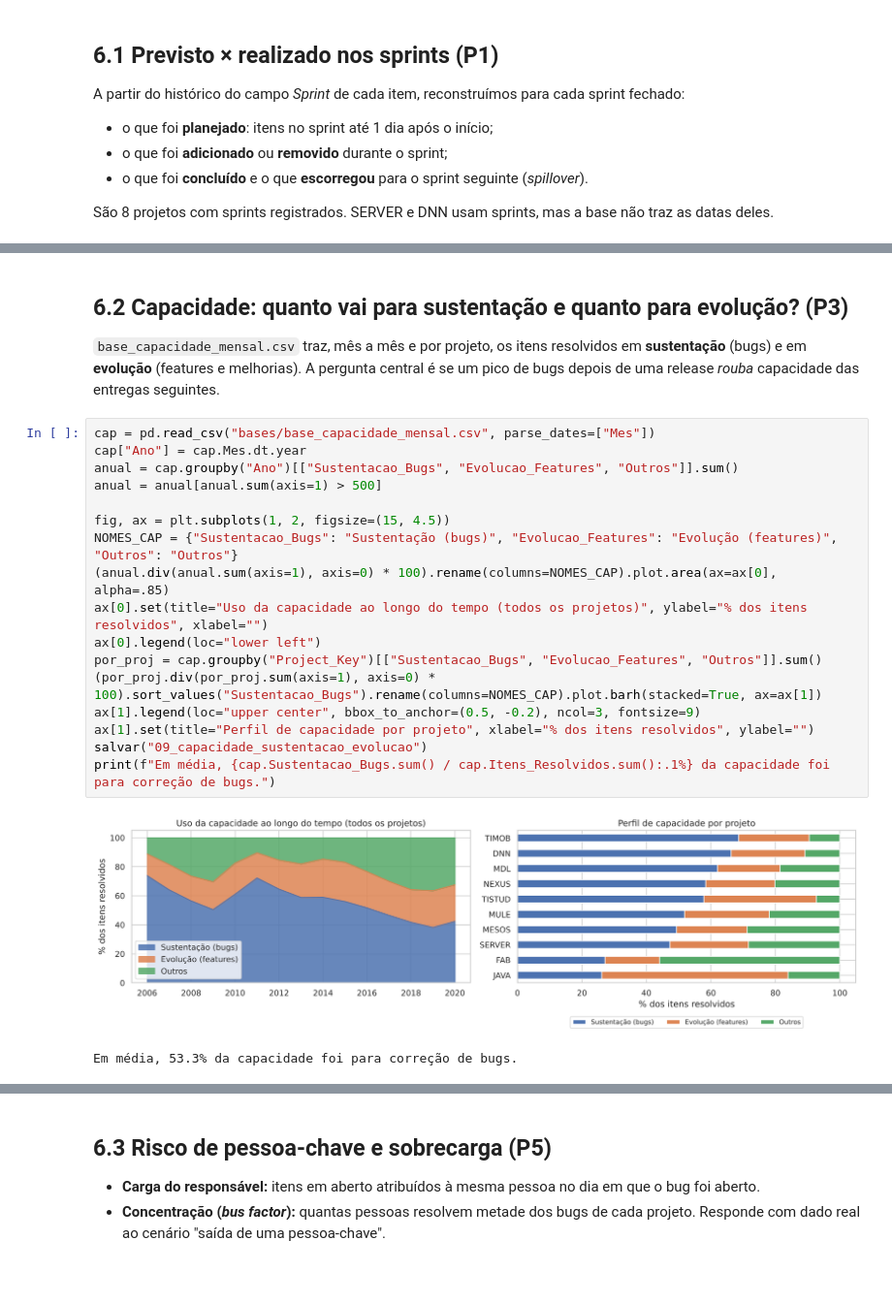
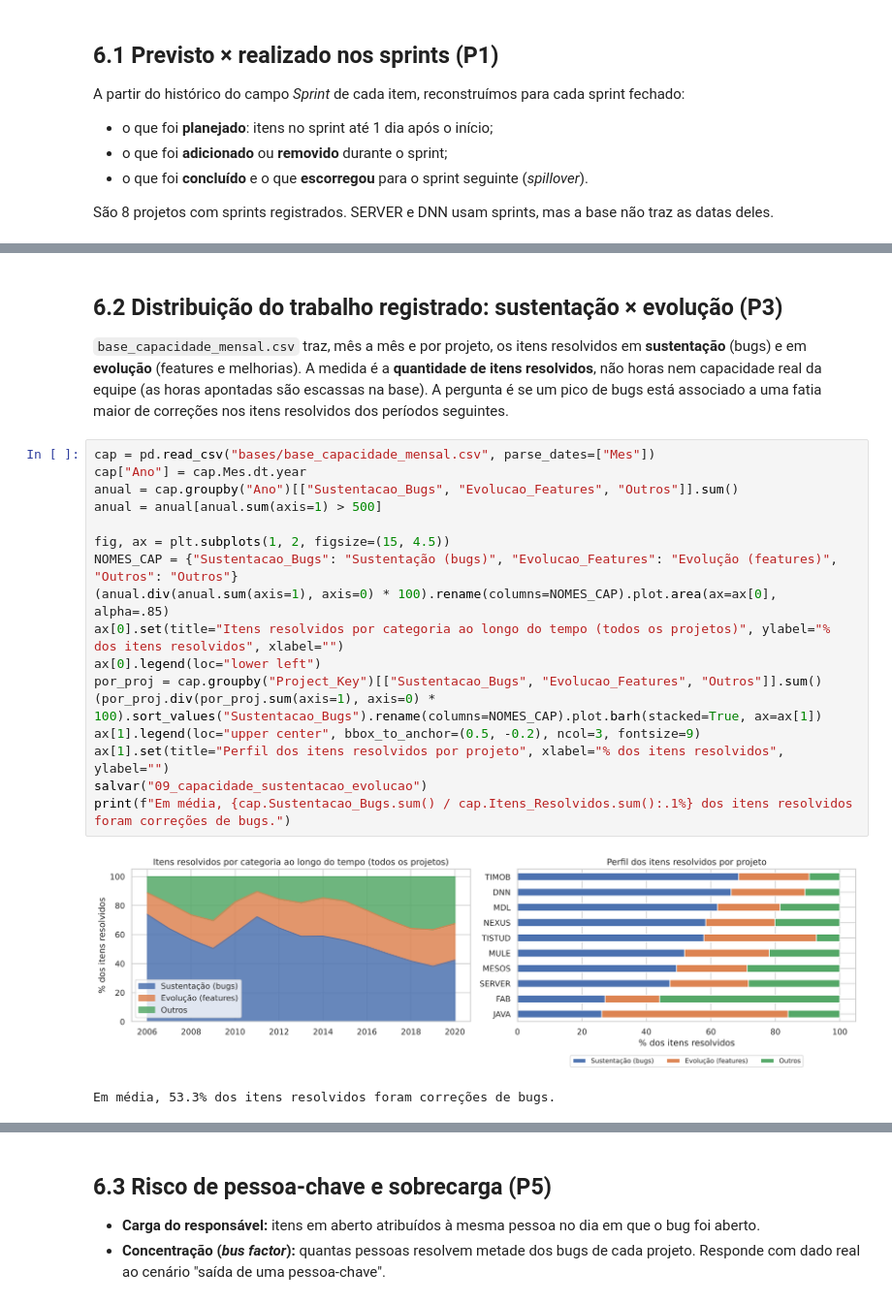
Before and after one commit to alineosilveira/tcc-governanca-operacional-ml, a Jupyter notebook: TCC_Analise_e_Modelos.ipynb, the cells around one changed output, grey strips where cells are left out. Shown at 97% size. Saved outputs shown, nothing was run; the diff lists cells and outputs as text; blank space fills up the shorter version.

```diff
--- a/TCC_Analise_e_Modelos.ipynb
+++ b/TCC_Analise_e_Modelos.ipynb
@@ -624,24 +679,24 @@ salvar("17b_sprints_matriz_confusao")
 # %% [markdown]
-## 6.2 Capacidade: quanto vai para sustentação e quanto para evolução? (P3)
-`base_capacidade_mensal.csv` traz, mês a mês e por projeto, os itens resolvidos em **sustentação** (bugs) e em **evolução** (features e melhorias). A pergunta central é se um pico de bugs depois de uma release *rouba* capacidade das entregas seguintes.
+## 6.2 Distribuição do trabalho registrado: sustentação × evolução (P3)
+`base_capacidade_mensal.csv` traz, mês a mês e por projeto, os itens resolvidos em **sustentação** (bugs) e em **evolução** (features e melhorias). A medida é a **quantidade de itens resolvidos**, não horas nem capacidade real da equipe (as horas apontadas são escassas na base). A pergunta é se um pico de bugs está associado a uma fatia maior de correções nos itens resolvidos dos períodos seguintes.
 # %%
 cap = pd.read_csv("bases/base_capacidade_mensal.csv", parse_dates=["Mes"])
 cap["Ano"] = cap.Mes.dt.year
 anual = cap.groupby("Ano")[["Sustentacao_Bugs", "Evolucao_Features", "Outros"]].sum()
 anual = anual[anual.sum(axis=1) > 500]
 
 fig, ax = plt.subplots(1, 2, figsize=(15, 4.5))
 NOMES_CAP = {"Sustentacao_Bugs": "Sustentação (bugs)", "Evolucao_Features": "Evolução (features)", "Outros": "Outros"}
 (anual.div(anual.sum(axis=1), axis=0) * 100).rename(columns=NOMES_CAP).plot.area(ax=ax[0], alpha=.85)
-ax[0].set(title="Uso da capacidade ao longo do tempo (todos os projetos)", ylabel="% dos itens resolvidos", xlabel="")
+ax[0].set(title="Itens resolvidos por categoria ao longo do tempo (todos os projetos)", ylabel="% dos itens resolvidos", xlabel="")
 ax[0].legend(loc="lower left")
 por_proj = cap.groupby("Project_Key")[["Sustentacao_Bugs", "Evolucao_Features", "Outros"]].sum()
 (por_proj.div(por_proj.sum(axis=1), axis=0) * 100).sort_values("Sustentacao_Bugs").rename(columns=NOMES_CAP).plot.barh(stacked=True, ax=ax[1])
 ax[1].legend(loc="upper center", bbox_to_anchor=(0.5, -0.2), ncol=3, fontsize=9)
-ax[1].set(title="Perfil de capacidade por projeto", xlabel="% dos itens resolvidos", ylabel="")
+ax[1].set(title="Perfil dos itens resolvidos por projeto", xlabel="% dos itens resolvidos", ylabel="")
 salvar("09_capacidade_sustentacao_evolucao")
-print(f"Em média, {cap.Sustentacao_Bugs.sum() / cap.Itens_Resolvidos.sum():.1%} da capacidade foi para correção de bugs.")
+print(f"Em média, {cap.Sustentacao_Bugs.sum() / cap.Itens_Resolvidos.sum():.1%} dos itens resolvidos foram correções de bugs.")
 # %% [output]
-[figure, old version]
+[figure, new version]
-Em média, 53.3% da capacidade foi para correção de bugs.
+Em média, 53.3% dos itens resolvidos foram correções de bugs.
 # %%
```
Also changed, not shown: parts of 46 cells of this notebook, 34 other files.
